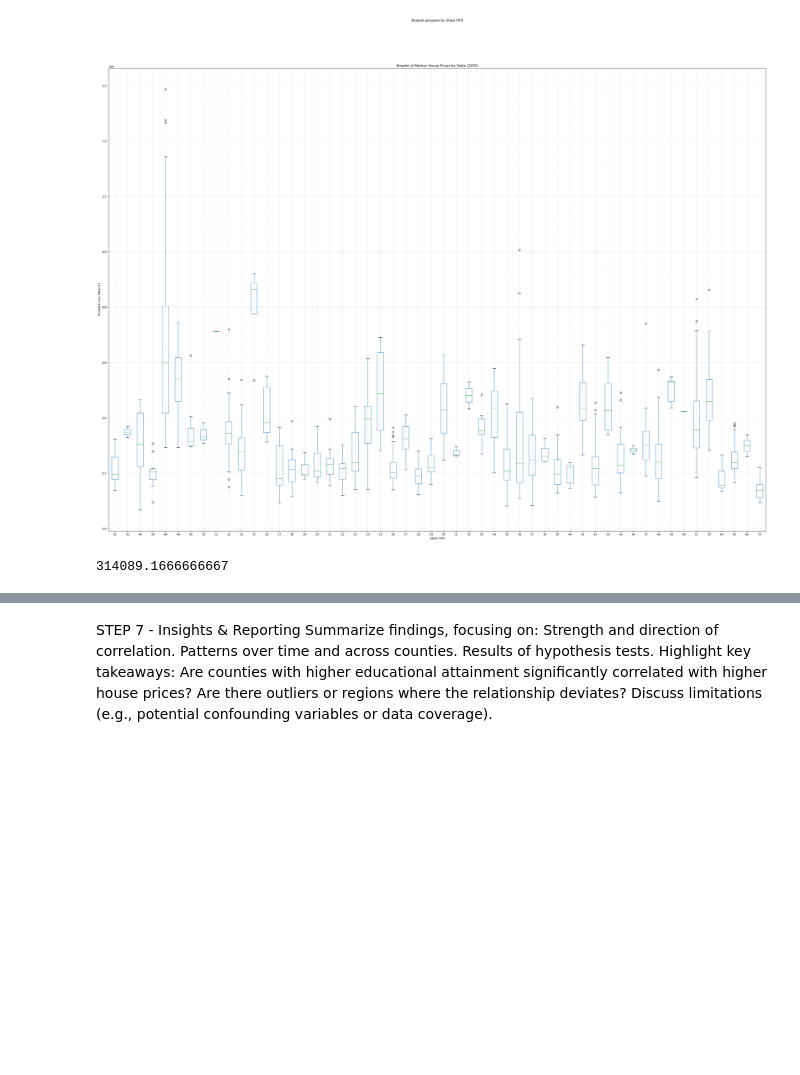
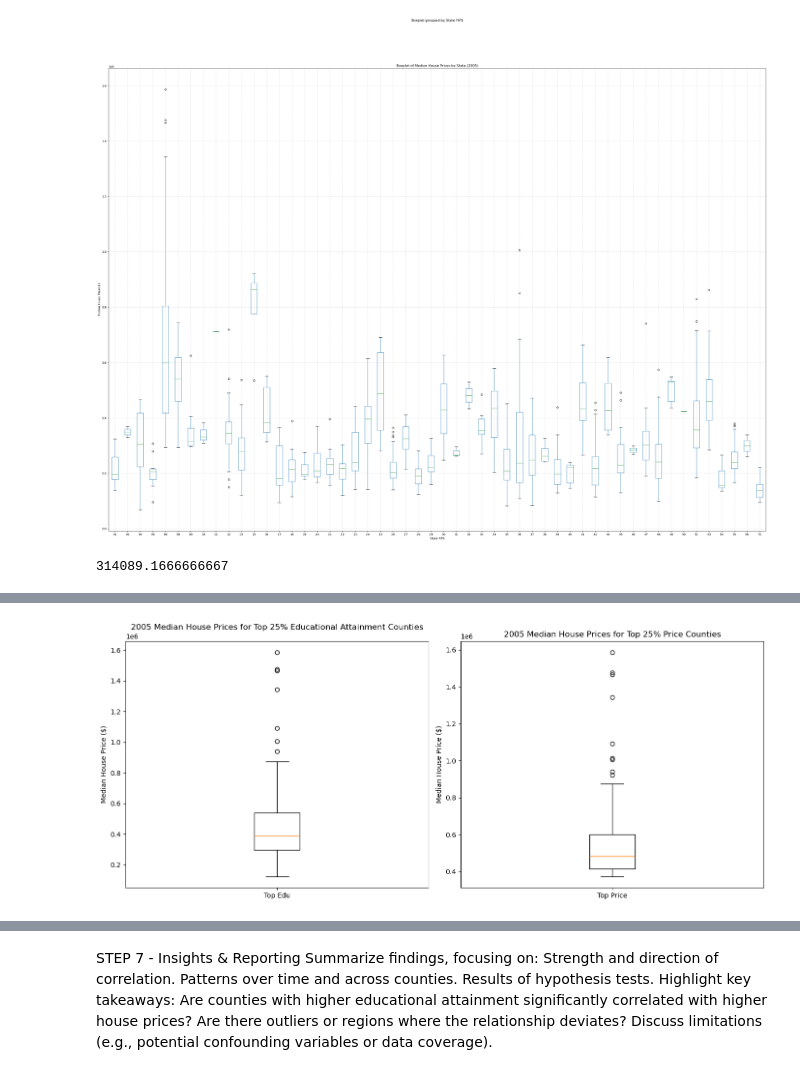
Before and after one commit to melanieliao/Project-1, a Jupyter notebook: Census_Data_Education_JT.ipynb, the cells around one changed output, grey strips where cells are left out. Saved outputs shown, nothing was run; the diff lists cells and outputs as text; code cells hidden in the pictures; blank space fills up the shorter version.

```diff
--- a/Census_Data_Education_JT.ipynb
+++ b/Census_Data_Education_JT.ipynb
@@ -415,0 +471,85 @@ print(f"T-test p-value: {p_value}")
+# %%
+# LETS SEE HOW THE MEDIAN HOME PRICES HAVE CHANGED OVER TIME FOR BOTH THE TOP 25% HIGHEST-PRICED MARKETS AND TOP 25% EDUCATIONAL ATTAINMENT MARKETS
+#THIS USES MULTI YEARS AND WILL CHANGE ONCE DAT IS FIXED
+
+# Filter the top 25% counties based on educational attainment (Bachelors degree)
+top_edu2 = first_year_data.nlargest(int(len(first_year_data) * 0.25), 'Population with Bachelor\'s Degree')
+
+# Filter the top 25% counties based on median house prices
+top_price2 = first_year_data.nlargest(int(len(first_year_data) * 0.25), 'Median House Price ($)')
+
+# Create the boxplots
+
+fig, axes = plt.subplots(1, 2, figsize=(14, 6))
+
+# Boxplot for Top Edu
+axes[0].boxplot(top_edu2['Median House Price ($)'])
+axes[0].set_title('2005 Median House Prices for Top 25% Educational Attainment Counties')
+axes[0].set_ylabel('Median House Price ($)')
+axes[0].set_xticklabels(['Top Edu'])  # Label for x-axis
+
+# Boxplot for Top Price
+axes[1].boxplot(top_price2['Median House Price ($)'])
+axes[1].set_title('2005 Median House Prices for Top 25% Price Counties')
+axes[1].set_ylabel('Median House Price ($)')
+axes[1].set_xticklabels(['Top Price'])  # Label for x-axis
+
+# Adjust layout for better spacing
+plt.tight_layout()
+
+# Show the plots
+plt.show()
+
+#BOX PLOTS FOR MID YEAR
+top_edu2 = mid_year_data.nlargest(int(len(mid_year_data) * 0.25), 'Population with Bachelor\'s Degree')
+top_price2 = mid_year_data.nlargest(int(len(mid_year_data) * 0.25), 'Median House Price ($)')
+
+# Create the boxplots
+
+fig, axes = plt.subplots(1, 2, figsize=(14, 6))
+
+# Boxplot for Top Edu
+axes[0].boxplot(top_edu2['Median House Price ($)'])
+axes[0].set_title('2013 Median House Prices for Top 25% Educational Attainment Counties')
+axes[0].set_ylabel('Median House Price ($)')
+axes[0].set_xticklabels(['Top Edu'])  # Label for x-axis
+
+# Boxplot for Top Price
+axes[1].boxplot(top_price2['Median House Price ($)'])
+axes[1].set_title('2013 Median House Prices for Top 25% Price Counties')
+axes[1].set_ylabel('Median House Price ($)')
+axes[1].set_xticklabels(['Top Price'])  # Label for x-axis
+
+# Adjust layout for better spacing
+plt.tight_layout()
+
+# Show the plots
+plt.show()
+
+
+#BOXPLOTS FOR LAST YEAR
+top_edu2 = last_year_data.nlargest(int(len(last_year_data) * 0.25), 'Population with Bachelor\'s Degree')
+top_price2 = last_year_data.nlargest(int(len(last_year_data) * 0.25), 'Median House Price ($)')
+
+# Create the boxplots
+fig, axes = plt.subplots(1, 2, figsize=(14, 6))
+
+# Boxplot for Top Edu
+axes[0].boxplot(top_edu2['Median House Price ($)'])
+axes[0].set_title('2022 Median House Prices for Top 25% Educational Attainment Counties')
+axes[0].set_ylabel('Median House Price ($)')
+axes[0].set_xticklabels(['Top Edu'])  # Label for x-axis
+
+# Boxplot for Top Price
+axes[1].boxplot(top_price2['Median House Price ($)'])
+axes[1].set_title('2022 Median House Prices for Top 25% Price Counties')
+axes[1].set_ylabel('Median House Price ($)')
+axes[1].set_xticklabels(['Top Price'])  # Label for x-axis
+
+# Adjust layout for better spacing
+plt.tight_layout()
+
+# Show the plots
+plt.show()
+# %% [output]
+[figure, added]
```
Also changed, not shown: parts of 15 cells of this notebook, 2 other files.
